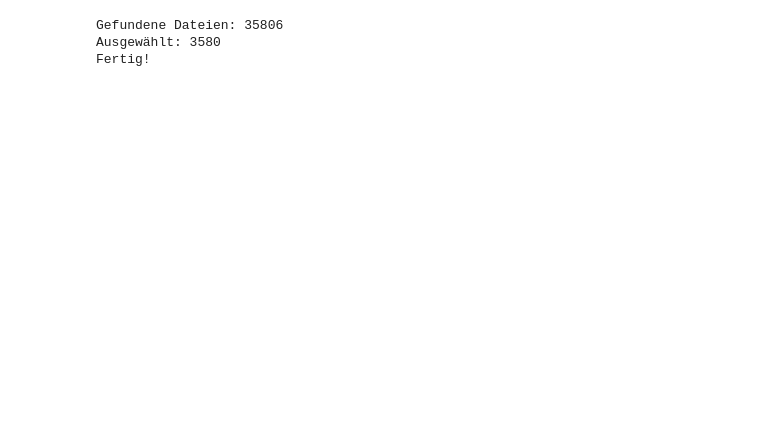
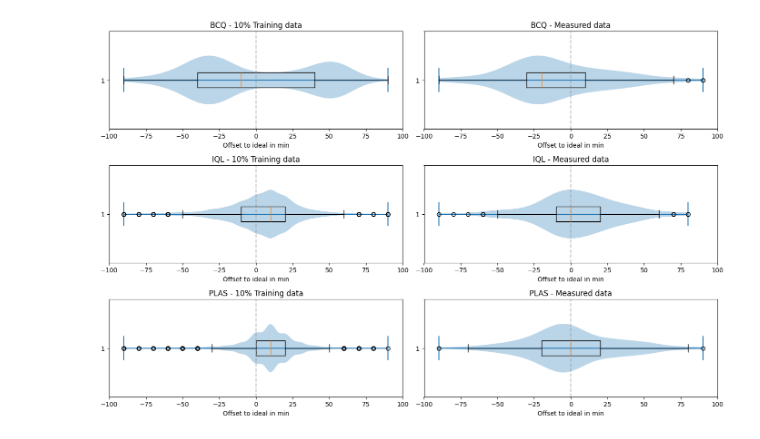
Before and after one commit to mclordo/research2.0, a Jupyter notebook: script/testModelsMultiEpisode.ipynb, the cells around one changed output. Cells and saved outputs as stored; diff of their text form; code cells hidden in the pictures; blank space fills up the shorter version.

Commit message:
fertig die kacke /s

```diff
--- a/script/testModelsMultiEpisode.ipynb
+++ b/script/testModelsMultiEpisode.ipynb
@@ -216,33 +228,37 @@ Processing algorithm: BCQ_20260211174930
-# %%
-from pathlib import Path
-import random
-import shutil
-import math
-
-source = Path("../data/episFormula/8 single epi simulated")   # Quellordner
-target = Path("../data/episFormula/testSingleEpi")            # Zielordner
-percent = 0.10                               # 10%
-
-# Zielordner anlegen (falls nicht existiert)
-target.mkdir(exist_ok=True)
-
-# Alle Dateien im Quellordner holen
-files = [f for f in source.iterdir() if f.is_file()]
-
-# Anzahl berechnen
-n_select = max(1, math.floor(len(files) * percent))
-
-# Zufällige Auswahl
-selected = random.sample(files, n_select)
-
-# Kopieren
-for f in selected:
-    shutil.copy2(f, target / f.name)
-
-print(f"Gefundene Dateien: {len(files)}")
-print(f"Ausgewählt: {n_select}")
-print("Fertig!")
-# %% [output]
-Gefundene Dateien: 35806
-Ausgewählt: 3580
-Fertig!
+# %%
+# === Kombinierter Plot: 3 Reihen × 2 Spalten (Simuliert | Gemessen) ===
+n_algos = len(results_sim["algo_names"])
+fig, axes = plt.subplots(n_algos, 2, figsize=(14, 3*n_algos), squeeze=False)
+
+# Gemeinsamer X-Achsen-Bereich für bessere Vergleichbarkeit
+all_diffs = results_sim["soll_ist_diffs"] + results_meas["soll_ist_diffs"]
+if all_diffs:
+    x_min = min(min(d) for d in all_diffs if d) - 10
+    x_max = max(max(d) for d in all_diffs if d) + 10
+else:
+    x_min, x_max = -100, 100
+
+# Linke Spalte: Simulierte Daten
+for i, (algo_name, soll_ist_diff) in enumerate(zip(results_sim["algo_names"], results_sim["soll_ist_diffs"])):
+    ax = axes[i, 0]
+    ax.violinplot(soll_ist_diff, vert=False)
+    ax.boxplot(soll_ist_diff, vert=False)
+    ax.set_title(f"{algo_name.split('_')[0]} - 10% Training data")
+    ax.set_xlabel("Offset to ideal in min")
+    ax.axvline(x=0, color='gray', linestyle='--', alpha=0.5)
+    ax.set_xlim(x_min, x_max)
+
+# Rechte Spalte: Gemessene Daten
+for i, (algo_name, soll_ist_diff) in enumerate(zip(results_meas["algo_names"], results_meas["soll_ist_diffs"])):
+    ax = axes[i, 1]
+    ax.violinplot(soll_ist_diff, vert=False)
+    ax.boxplot(soll_ist_diff, vert=False)
+    ax.set_title(f"{algo_name.split('_')[0]} - Measured data")
+    ax.set_xlabel("Offset to ideal in min")
+    ax.axvline(x=0, color='gray', linestyle='--', alpha=0.5)
+    ax.set_xlim(x_min, x_max)
+
+plt.tight_layout()
+plt.show()
+# %% [output]
+[figure, added]
```
Also changed, not shown: parts of 4 cells of this notebook, 14 other files.
